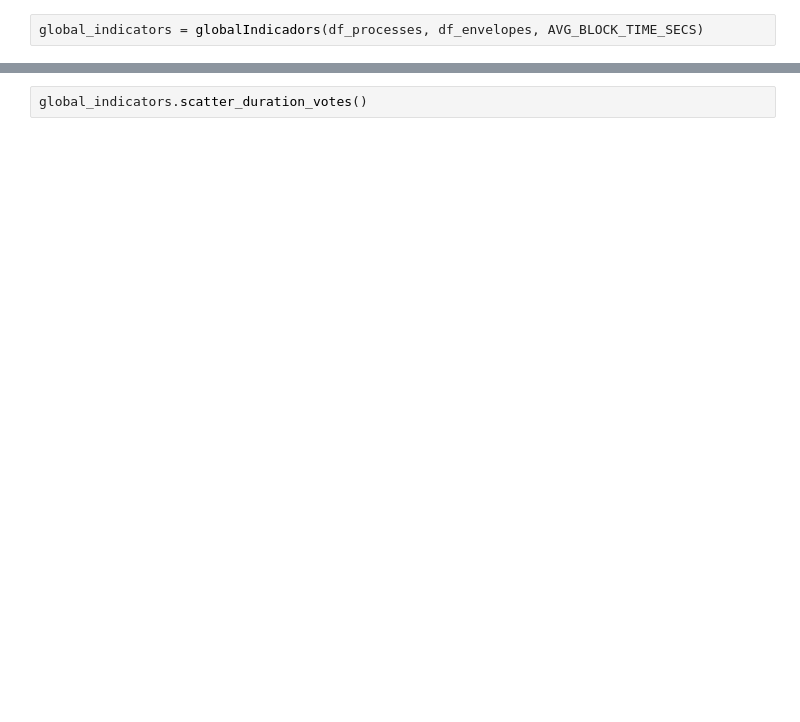
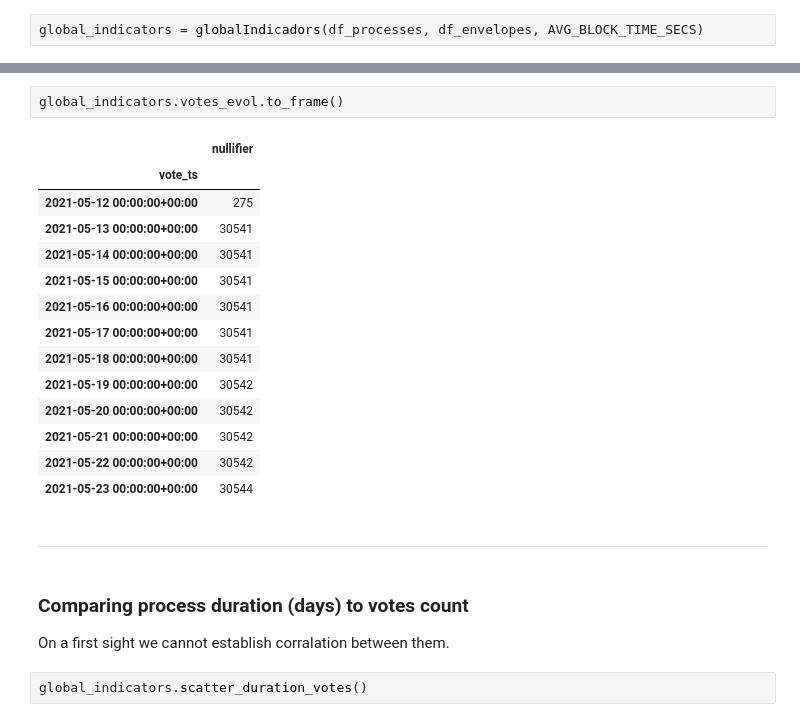
Before and after one commit to mroldann/vocdoni, a Jupyter notebook: analysis.ipynb, the cells around one changed output, grey strips where cells are left out. Saved outputs shown, nothing was run; the diff lists cells and outputs as text; blank space fills up the shorter version.

```diff
--- a/analysis.ipynb
+++ b/analysis.ipynb
@@ -583,3 +235,25 @@ global_indicators = globalIndicadors(df_processes, df_envelopes, AVG_BLOCK_TIME_
+# %%
+global_indicators.votes_evol.to_frame()
+# %% [output]
+|  | nullifier |
+| vote_ts |  |
+| 2021-05-12 00:00:00+00:00 | 275 |
+| 2021-05-13 00:00:00+00:00 | 30541 |
+| 2021-05-14 00:00:00+00:00 | 30541 |
+| 2021-05-15 00:00:00+00:00 | 30541 |
+| 2021-05-16 00:00:00+00:00 | 30541 |
+| 2021-05-17 00:00:00+00:00 | 30541 |
+| 2021-05-18 00:00:00+00:00 | 30541 |
+| 2021-05-19 00:00:00+00:00 | 30542 |
+| 2021-05-20 00:00:00+00:00 | 30542 |
+| 2021-05-21 00:00:00+00:00 | 30542 |
+| 2021-05-22 00:00:00+00:00 | 30542 |
+| 2021-05-23 00:00:00+00:00 | 30544 |
+# %% [markdown]
+---
+# %% [markdown]
+### Comparing process duration (days) to votes count
+On a first sight we cannot establish corralation between them.
 # %%
 global_indicators.scatter_duration_votes()
 # %% [output]
```
Also changed, not shown: parts of 79 cells of this notebook, 3 other files.
